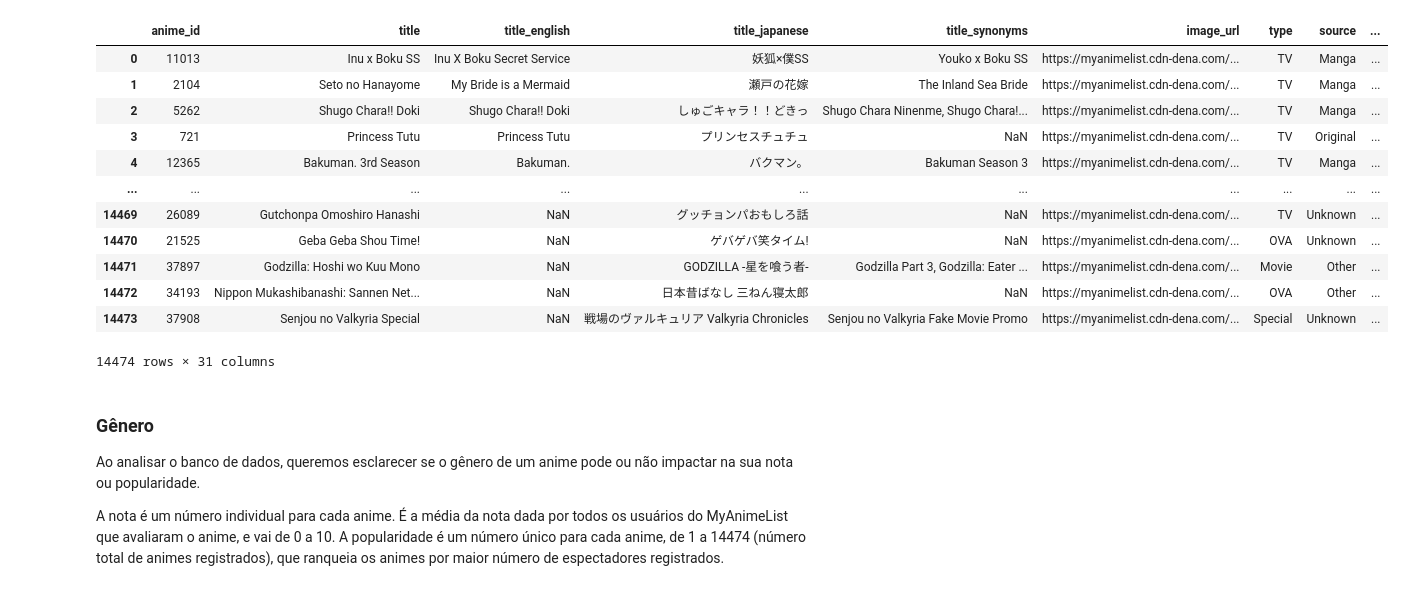
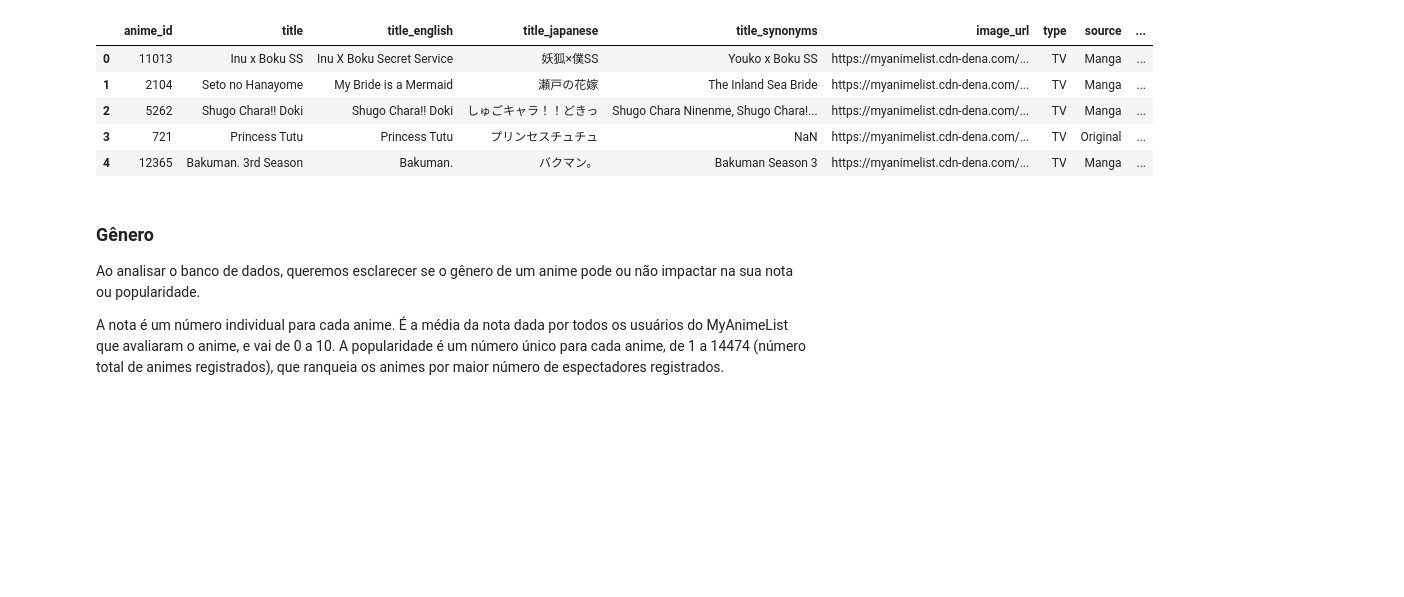
Before and after one commit to lucasbrant/Projeto_ICD, a Jupyter notebook: Trabalho ICD - MyAnimeList.ipynb, the cells around one changed output. Drawn from its saved outputs; the diff is of its cells as text; code cells hidden in the pictures; blank space fills up the shorter version.

```diff
--- a/Trabalho ICD - MyAnimeList.ipynb
+++ b/Trabalho ICD - MyAnimeList.ipynb
@@ -14,21 +16,14 @@ from sklearn.multiclass import OneVsRestClassifier
 pd.set_option("display.max_rows", 10)
 # %%
 df = pd.read_csv("anime_filtered.csv")
-df
+df.head()
 # %% [output]
 |  | anime_id | title | title_english | title_japanese | title_synonyms | image_url | type | source | ... |
 | 0 | 11013 | Inu x Boku SS | Inu X Boku Secret Service | 妖狐×僕SS | Youko x Boku SS | https://myanimelist.cdn-dena.com/... | TV | Manga | ... |
 | 1 | 2104 | Seto no Hanayome | My Bride is a Mermaid | 瀬戸の花嫁 | The Inland Sea Bride | https://myanimelist.cdn-dena.com/... | TV | Manga | ... |
 | 2 | 5262 | Shugo Chara!! Doki | Shugo Chara!! Doki | しゅごキャラ！！どきっ | Shugo Chara Ninenme, Shugo Chara!... | https://myanimelist.cdn-dena.com/... | TV | Manga | ... |
 | 3 | 721 | Princess Tutu | Princess Tutu | プリンセスチュチュ | NaN | https://myanimelist.cdn-dena.com/... | TV | Original | ... |
 | 4 | 12365 | Bakuman. 3rd Season | Bakuman. | バクマン。 | Bakuman Season 3 | https://myanimelist.cdn-dena.com/... | TV | Manga | ... |
-| ... | ... | ... | ... | ... | ... | ... | ... | ... | ... |
-| 14469 | 26089 | Gutchonpa Omoshiro Hanashi | NaN | グッチョンパおもしろ話 | NaN | https://myanimelist.cdn-dena.com/... | TV | Unknown | ... |
-| 14470 | 21525 | Geba Geba Shou Time! | NaN | ゲバゲバ笑タイム! | NaN | https://myanimelist.cdn-dena.com/... | OVA | Unknown | ... |
-| 14471 | 37897 | Godzilla: Hoshi wo Kuu Mono | NaN | GODZILLA -星を喰う者- | Godzilla Part 3, Godzilla: Eater ... | https://myanimelist.cdn-dena.com/... | Movie | Other | ... |
-| 14472 | 34193 | Nippon Mukashibanashi: Sannen Net... | NaN | 日本昔ばなし 三ねん寝太郎 | NaN | https://myanimelist.cdn-dena.com/... | OVA | Other | ... |
-| 14473 | 37908 | Senjou no Valkyria Special | NaN | 戦場のヴァルキュリア Valkyria Chronicles | Senjou no Valkyria Fake Movie Promo | https://myanimelist.cdn-dena.com/... | Special | Unknown | ... |
-14474 rows × 31 columns
 # %% [markdown]
 ### Gênero
 
```
Also changed, not shown: parts of 23 cells of this notebook.
